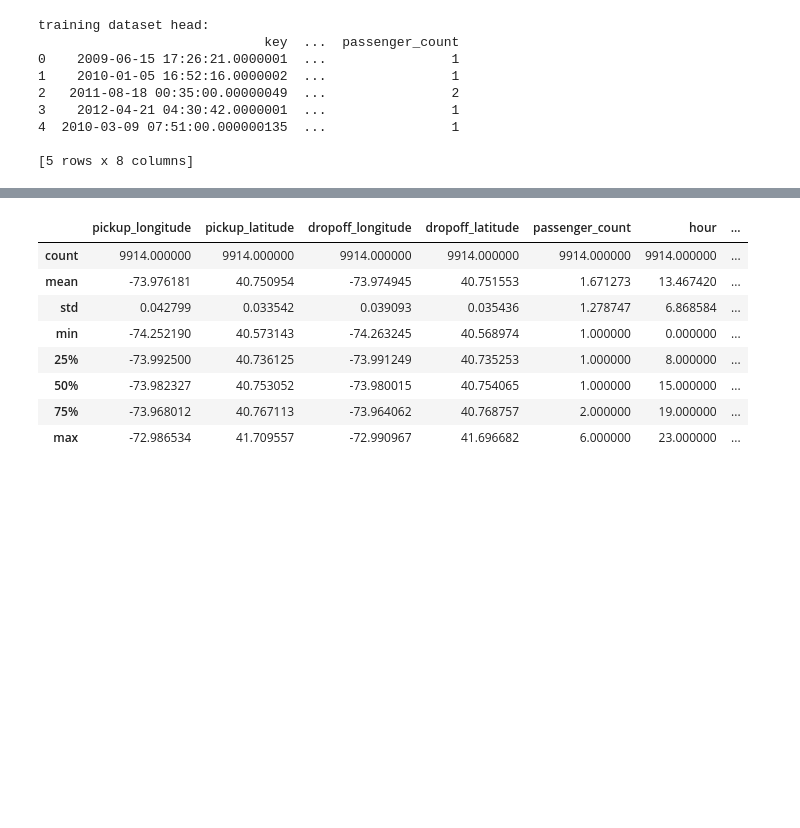
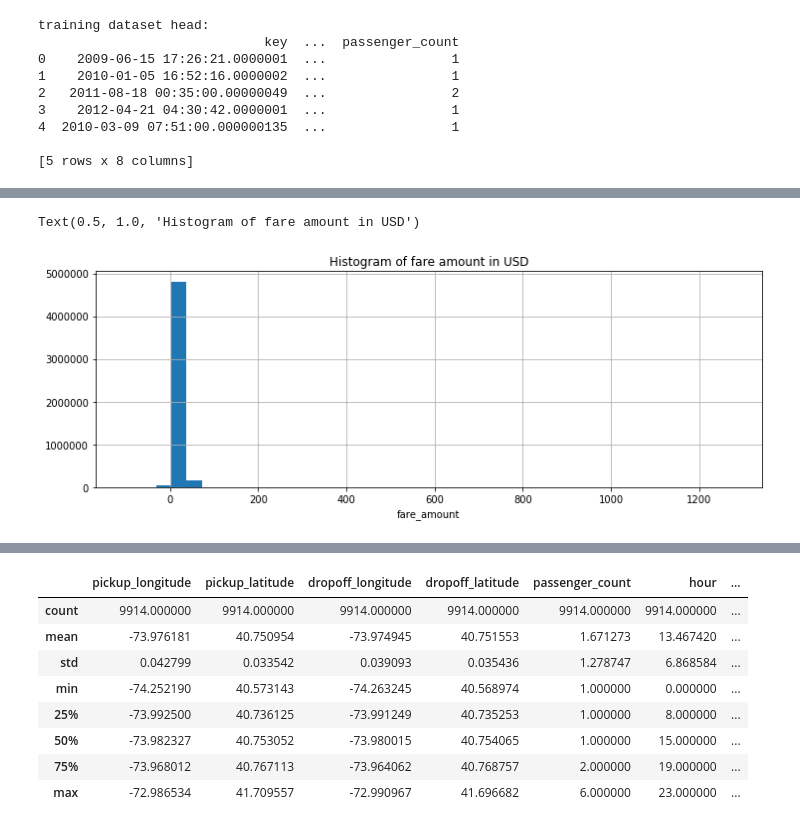
Before and after one commit to kalyanideshmukh11/Taxi-Fare-Predictor, a Jupyter notebook: NYtaxi_fare_prediction.ipynb, the cells around one changed output, grey strips where cells are left out. Cells and saved outputs as stored; diff of their text form; code cells hidden in the pictures; blank space fills up the shorter version.

```diff
--- a/NYtaxi_fare_prediction.ipynb
+++ b/NYtaxi_fare_prediction.ipynb
@@ -21,7 +26,7 @@ TEST_PATH = "/content/drive/My Drive/Colab Notebooks/kaggle_challenge_dataset/te
 # %%
-train_temp = pd.read_csv(TRAIN_PATH, nrows = 5)
+train_temp = pd.read_csv(TRAIN_PATH, nrows = 5000000)
 print("training dataset head:")
-print(train_temp)
+print(train_temp.head())
 # %% [output]
 training dataset head:
                              key  ...  passenger_count
@@ -35 +78,9 @@ training dataset head:
+# %%
+#histogram of fare_amount
+train_temp.fare_amount.hist(bins=40, figsize=(12,4))
+plt.xlabel('fare_amount')
+plt.title('Histogram of fare amount in USD')
+# %% [output]
+Text(0.5, 1.0, 'Histogram of fare amount in USD')
+[figure, added]
 # %%
```
Also changed, not shown: parts of 28 cells of this notebook, 1 other file.
